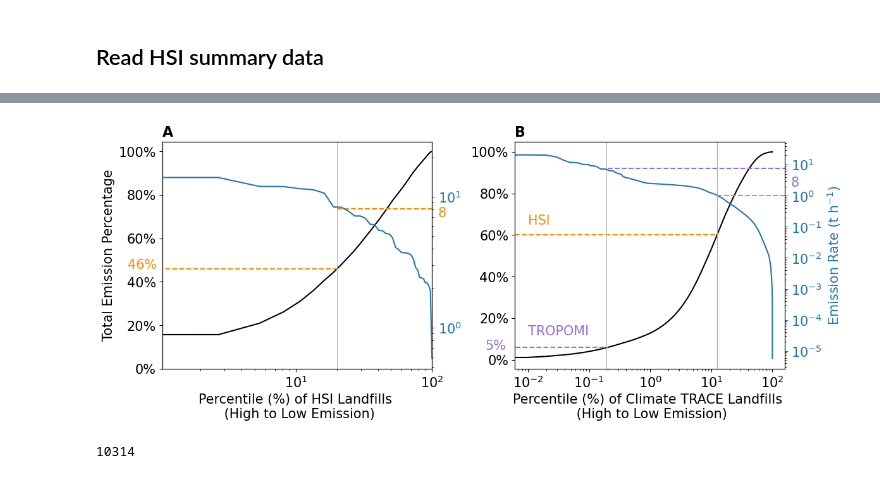
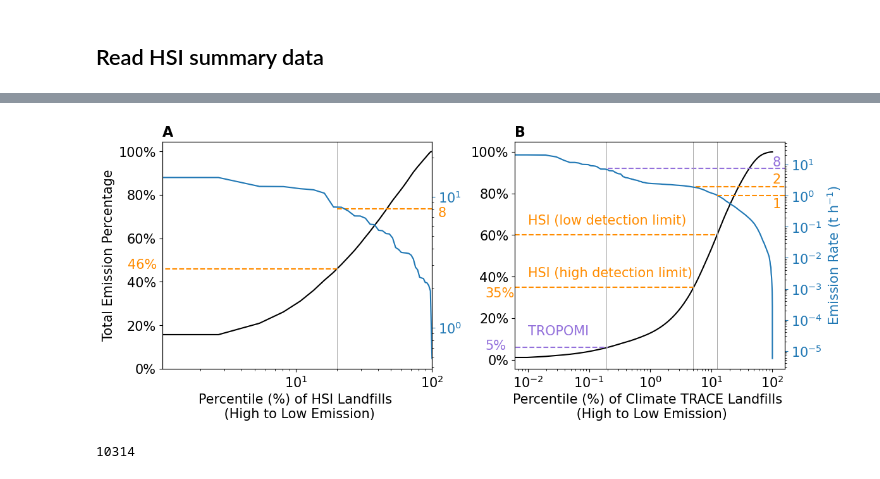
Before and after one commit to zxdawn/Hyper-Landfill, a Jupyter notebook: notebooks/climatetrace_stats.ipynb, the cells around one changed output, grey strips where cells are left out. Saved outputs shown, nothing was run; the diff lists cells and outputs as text; code cells hidden in the pictures.

```diff
--- a/notebooks/climatetrace_stats.ipynb
+++ b/notebooks/climatetrace_stats.ipynb
@@ -25,10 +26,11 @@ df = pd.read_csv(data_dir+'solid-waste-disposal_emissions_sources.csv')
 # select ch4 and use newest data
 df = df[(df['gas']=='ch4')].sort_values(['source_id', 'start_time']).drop_duplicates(subset='source_id', keep='last')
 
-# add lon lat columns
-df[['lon', 'lat']] = df['geometry_ref'].str.split('_', expand=True).rename(columns={1:'lon', 2:'lat'})[['lon', 'lat']]
+# # add lon lat columns
+# df[['lon', 'lat']] = df['geometry_ref'].str.split('_', expand=True).rename(columns={1:'lon', 2:'lat'})[['lon', 'lat']]
 
 # rename columns
 df.rename(columns={'other1': 'metadata_source', 'other4': 'emissions_estimation_method',
-                          'other5': 'metadata_reported_year',  'other6': 'operating_status'},
-                          inplace=True)
+                   'other5': 'metadata_reported_year',  'other6': 'operating_status'
+                   },
+                   inplace=True)
@@ -162,37 +214,47 @@ ax2 = plot_cdf(df['emissions_quantity']/365/24, ax)
 
 ax.set_xlabel('Percentile (%) of Climate TRACE Landfills \n (High to Low Emission)')
 ax.set_ylabel('')
 ax.set_xscale('log')
 
 # TROPOMI detection limit
 ax.text(.01, .12, 'TROPOMI', c='mediumpurple', size=font_size-2)
 ax.hlines(y=0.06, xmin=1e-3, xmax=0.2, color='mediumpurple', linestyle='--')
 ax.hlines(y=0.92, xmin=0.2, xmax=1e3, color='mediumpurple', linestyle='--')
-plt.text(200, 2, 8, c='mediumpurple', size=font_size-2)
+plt.text(100, 9, 8, c='mediumpurple', size=font_size-2)
 ax.text(.002, .05, '5%', c='mediumpurple', size=font_size-2)
 
-# HSI detection limit
-ax.text(.01, .65, 'HSI', c='darkorange', size=font_size-2)
+# low detection limit
+ax.text(.01, .65, 'HSI (low detection limit)', c='darkorange', size=font_size-2)
 ax.axvline(x=12.5, c='darkgray', linestyle='-', linewidth=0.7)
 # ax.axvline(x=15, c='darkgray', linestyle='-', linewidth=0.7)
 ax.axhline(y=0.6, xmin=0, xmax=0.75, c='darkorange', linestyle='--')
 ax2.axhline(y=1, xmin=0.75, xmax=1e3, c='darkorange', linestyle='--')
+plt.text(100, 0.4, 1, c='darkorange', size=font_size-2)
+
+# high detection limit
+ax.text(.01, .40, 'HSI (high detection limit)', c='darkorange', size=font_size-2)
+ax2.axhline(y=2, xmin=0.67, xmax=1e3, c='darkorange', linestyle='--')
+ax.axhline(y=0.35, xmin=0, xmax=0.67, c='darkorange', linestyle='--')
+plt.text(100, 2.5, 2, c='darkorange', size=font_size-2)
+ax.axvline(x=5, c='darkgray', linestyle='-', linewidth=0.7)
+ax.text(.002, .3, '35%', c='darkorange', size=font_size-2)
+
 # ax2.axhline(y=1.1, xmin=0.75, xmax=1e3, c='darkorange', linestyle='--')
 # ax2.axhline(y=0.9, xmin=0.77, xmax=1e3, c='darkorange', linestyle='--')
 # plt.text(200, .2, .5, c='darkorange', size=font_size-2)
 # ax.text(.0015, .65, '60%', c='darkorange', size=font_size-2)
 
 # vertical line
 ax.axvline(x=0.19, c='darkgray', linestyle='-', linewidth=0.7)
 
 axs[0].set_title('A', x=0.02, y=1.1, pad=-20)
 axs[1].set_title('B', x=0.02, y=1.1, pad=-20)
 
 
 fig.tight_layout()
 fig.savefig('../figures/emission_cdf.pdf')
 # %% [output]
-[figure, old version]
+[figure, new version]
 # %%
 len(df)
 # %% [output]
```
Also changed, not shown: parts of 10 cells of this notebook.
